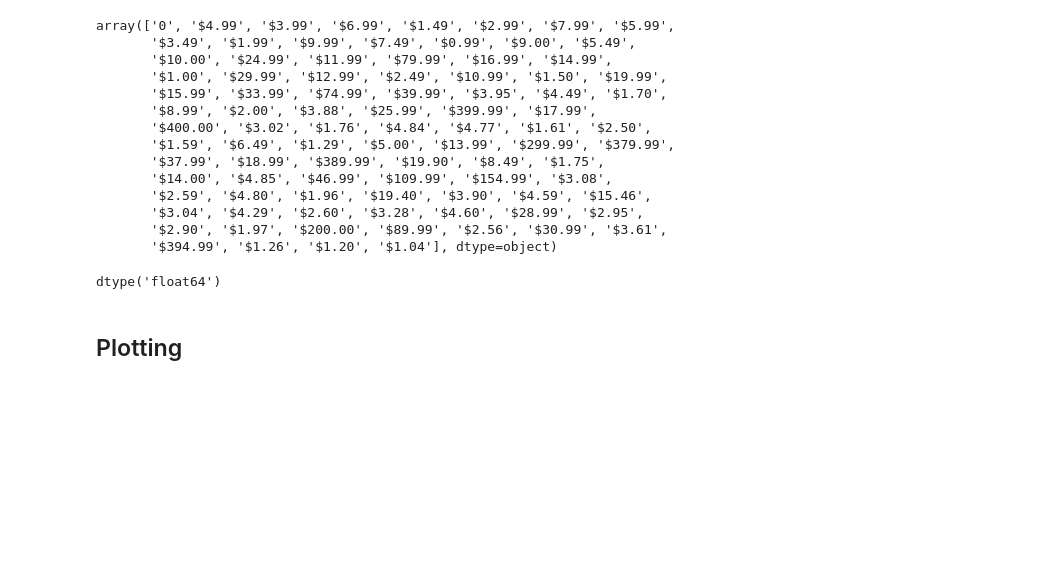
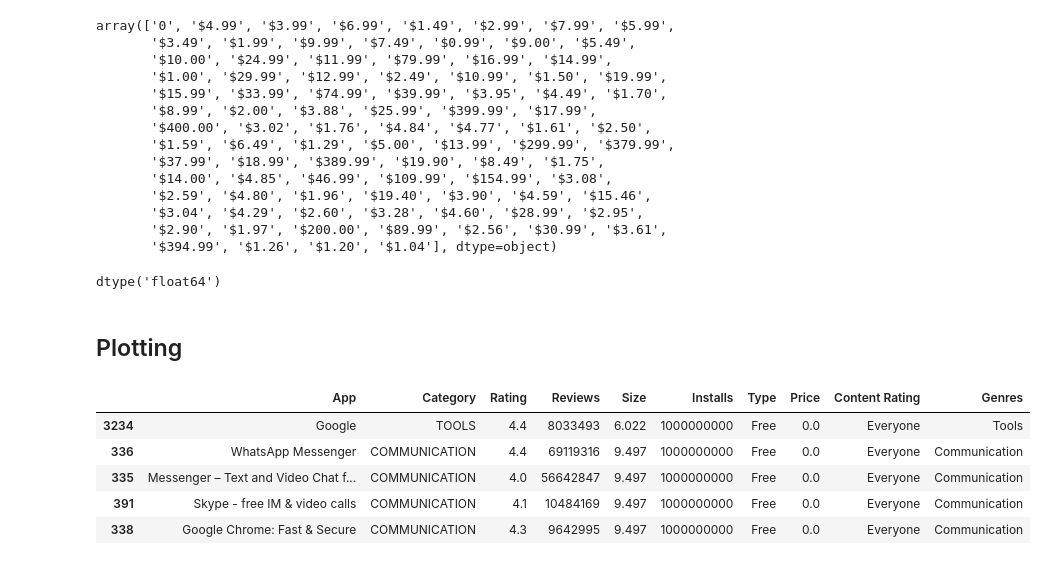
Before and after one commit to CKORKMAZZ/Team_Project_Develhope, a Jupyter notebook: week_9_plotting/code.ipynb, the cells around one changed output. Cells and saved outputs as stored; diff of their text form; code cells hidden in the pictures; blank space fills up the shorter version.

```diff
--- a/week_9_plotting/code.ipynb
+++ b/week_9_plotting/code.ipynb
@@ -213,3 +215,17 @@ df = df.drop_duplicates(subset="App")
 df.to_csv("googleplaystore_v1.csv")
 # %% [markdown]
 ## Plotting
+# %%
+# 1- Display a table and a chart for the top 5 download apps with smallest size and highest downloading number
+
+sorted_by_installs = df.sort_values(by = "Installs", ascending = False)
+sorted_by_installs = sorted_by_installs.drop_duplicates(subset="App").head(20)
+sorted_by_installs = sorted_by_installs.sort_values(by = "Size").head()
+sorted_by_installs
+# %% [output]
+|  | App | Category | Rating | Reviews | Size | Installs | Type | Price | Content Rating | Genres |
+| 3234 | Google | TOOLS | 4.4 | 8033493 | 6.022 | 1000000000 | Free | 0.0 | Everyone | Tools |
+| 336 | WhatsApp Messenger | COMMUNICATION | 4.4 | 69119316 | 9.497 | 1000000000 | Free | 0.0 | Everyone | Communication |
+| 335 | Messenger – Text and Video Chat f... | COMMUNICATION | 4.0 | 56642847 | 9.497 | 1000000000 | Free | 0.0 | Everyone | Communication |
+| 391 | Skype - free IM & video calls | COMMUNICATION | 4.1 | 10484169 | 9.497 | 1000000000 | Free | 0.0 | Everyone | Communication |
+| 338 | Google Chrome: Fast & Secure | COMMUNICATION | 4.3 | 9642995 | 9.497 | 1000000000 | Free | 0.0 | Everyone | Communication |
```
Also changed, not shown: parts of 2 cells of this notebook, 1 other file.
